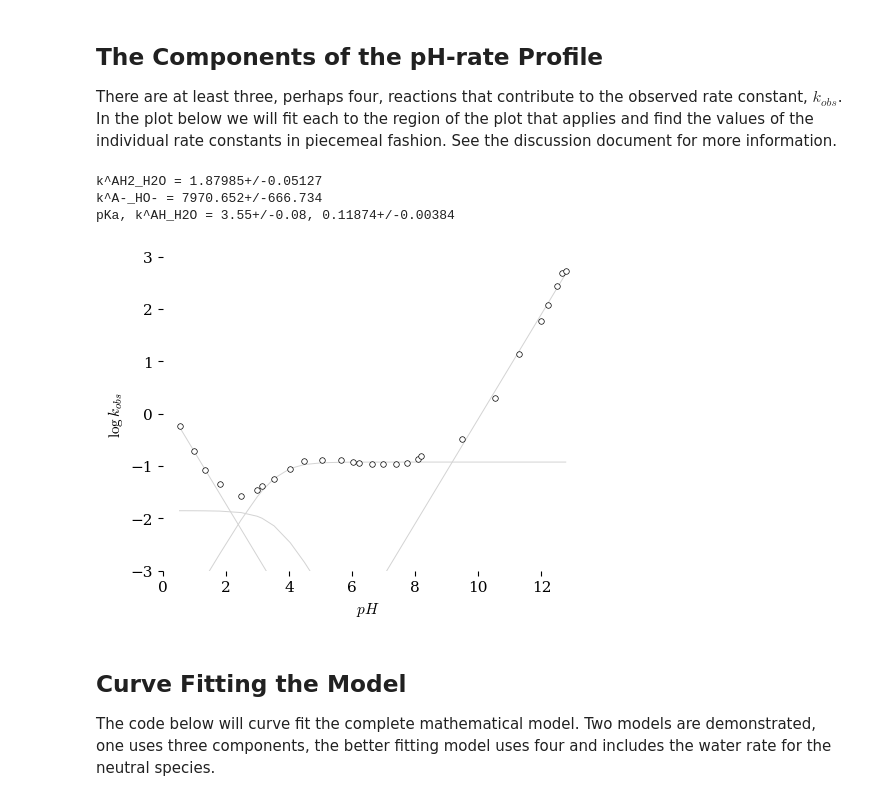
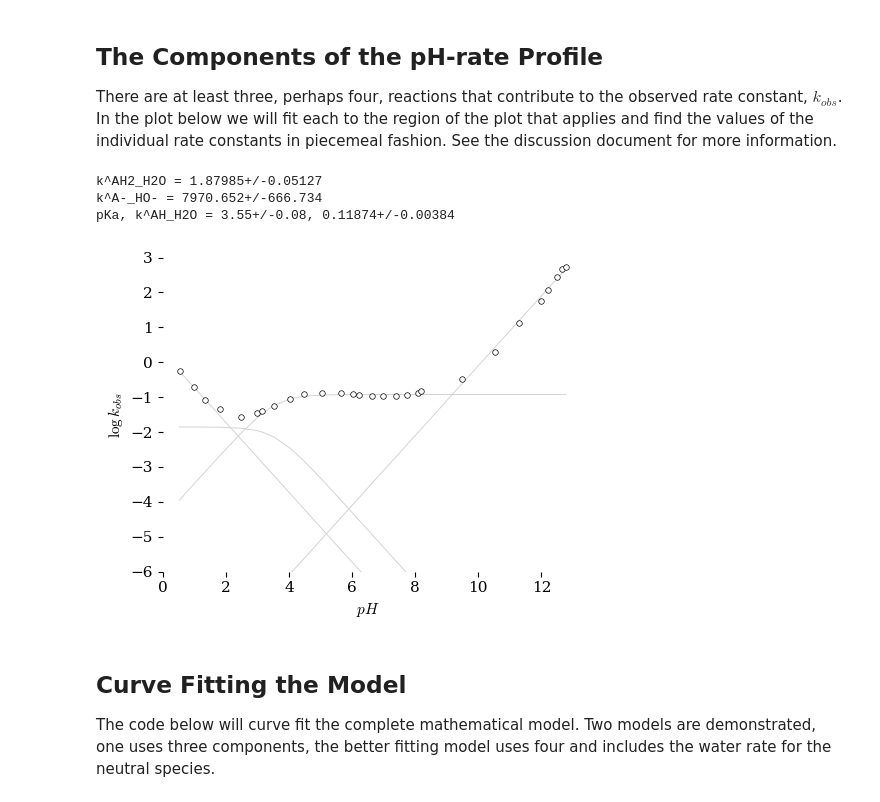
Before and after one commit to blinkletter/4410WebBook2026, a Jupyter notebook: book/notebooks/M28_Aspirin/aspirin_notebook_with_uncertainty.ipynb, the cells around one changed output. Cells and saved outputs as stored; diff of their text form; code cells hidden in the pictures.

```diff
--- a/book/notebooks/M28_Aspirin/aspirin_notebook_with_uncertainty.ipynb
+++ b/book/notebooks/M28_Aspirin/aspirin_notebook_with_uncertainty.ipynb
@@ -139,7 +139,7 @@ def genbase(pH_list, pKa, kobs): # fit the intramolecular general base-catalyzed
 def genacid(pH_list, pKa, kobs): # fit the water rate (kinetically indistiguishable from GA)
     Ka = 10**(-pKa)
     H_list = 10**(-pH_list)
-    rate = (H_list/(Ka + H_list)*kobs)
+    rate = H_list/(Ka + H_list)*kobs
     return np.log10(rate)
 
 def specificacid(pH_list, k):   # fit the specific acid-catalyzed rate
@@ -147,7 +147,7 @@ def specificacid(pH_list, k):   # fit the specific acid-catalyzed rate
     rate = (H_list*k)
     return np.log10(rate)
 
-def specificbase(pH_list, k):  # fit the specific base-catalyzed rate
+def specificbase(pH_list, k=7970):  # fit the specific base-catalyzed rate
     H_list = 10**(-pH_list)
     OH_list = (10**(-14)) / H_list
     rate = (OH_list*k)
@@ -206,35 +206,35 @@ ax.plot(x, y1, color='lightgray', zorder=1, linewidth=0.7)
 
 ################################################################################
 ### Plot the data
 ################################################################################
 
 ax.scatter(x, y,
            marker = "o", s=16,
            color="white", edgecolor = "black",
            linewidth = 0.5, zorder=3)
 
 ################################################################################
 ### Set labels and scale
 ################################################################################
 
 ax.set(ylabel=r"$\log{k_{obs}}$",
        xlabel=r"$pH$",
           xlim=[0,13],
-          ylim=[-3,3]
+          ylim=[-6,3]
       )
 #ax.margins(x=.07, y=.07, tight=True)   # add 7% empty space around outside of plot area
 
 ################################################################################
 ### Output the final plot
 ################################################################################
 
 fig.savefig("plots/02_plot_pH2.pdf")   # use this to save the figure in PDF format
 plt.show()                 # output the combined plot plots
 # %% [output]
 k^AH2_H2O = 1.87985+/-0.05127
 k^A-_HO- = 7970.652+/-666.734
 pKa, k^AH_H2O = 3.55+/-0.08, 0.11874+/-0.00384
-[figure, old version]
+[figure, new version]
 # %% [markdown]
 ## Curve Fitting the Model
 
```
Also changed, not shown: parts of 1 cell of this notebook, 11 other files.
